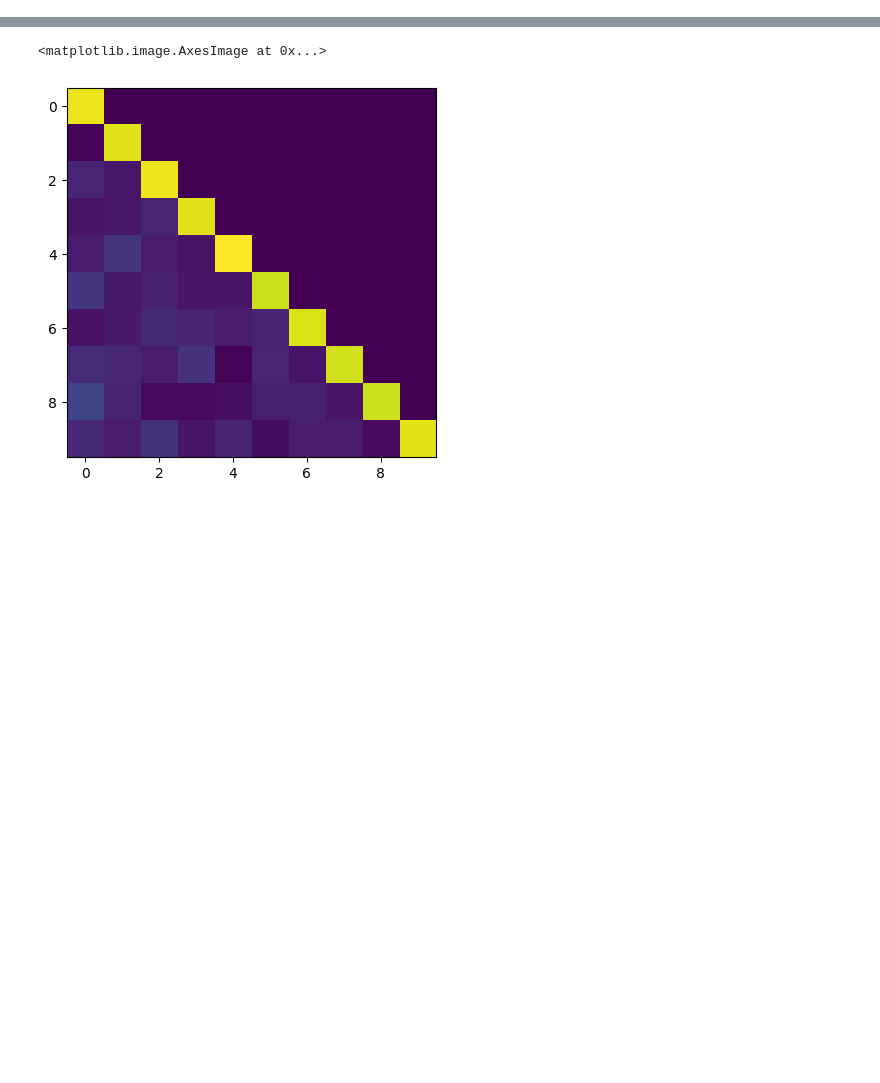
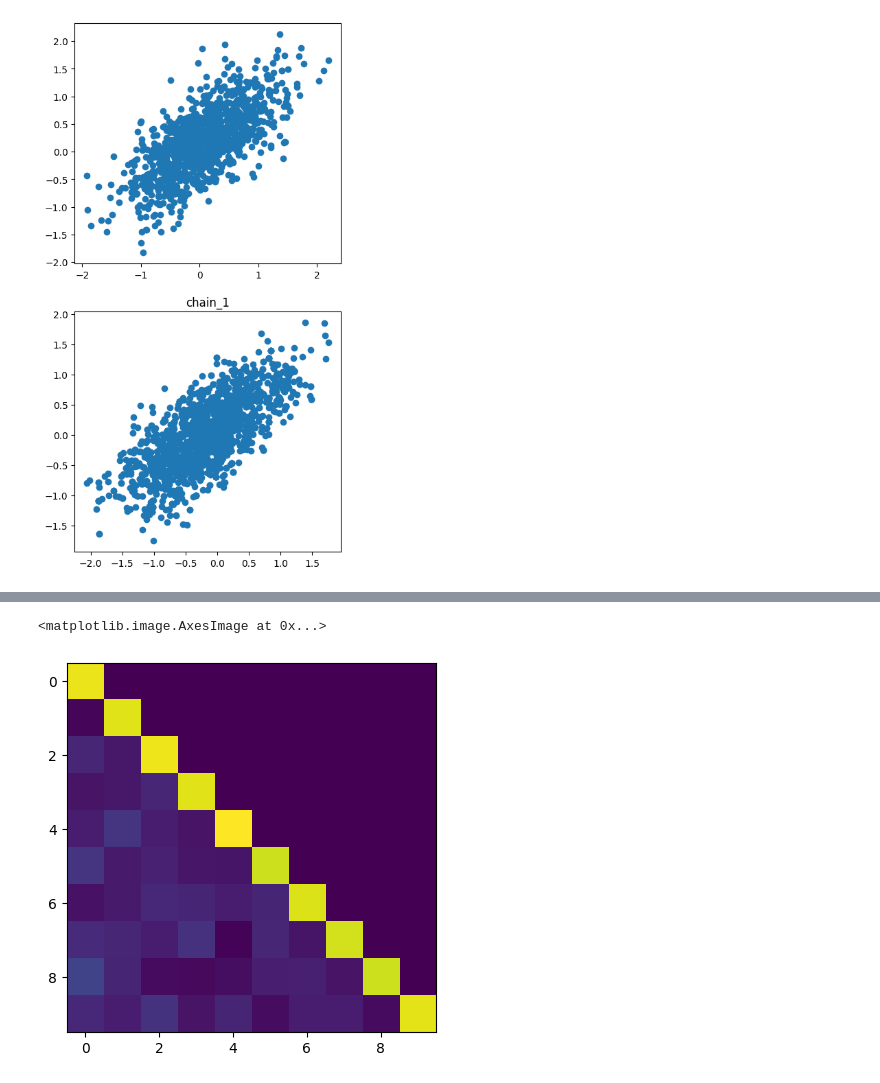
Before and after one commit to cepessh/adaptive_mcmc, a Jupyter notebook: notebooks/last_year_code_test.ipynb, the cells around one changed output, grey strips where cells are left out. Cells and saved outputs as stored; diff of their text form; code cells hidden in the pictures; blank space fills up the shorter version.

```diff
--- a/notebooks/last_year_code_test.ipynb
+++ b/notebooks/last_year_code_test.ipynb
@@ -182,3 +210,10 @@ BenchmarkUtils.create_plot(
+# %%
+BenchmarkUtils.create_plot(
+    algs["fisher_mala"].pipeline.sample_blocks[-1].iteration.cache.samples[:, [0], :],
+    algs["fisher_mala"].pipeline.sample_blocks[-1].iteration.cache.true_samples
+)
+# %% [output]
+[figure, added]
 # %%
 BenchmarkUtils.create_plot(
     algs["hmc_vanilla"].pipeline.sample_blocks[-1].iteration.cache.samples[:, [3], :],
```
Also changed, not shown: parts of 28 cells of this notebook.
